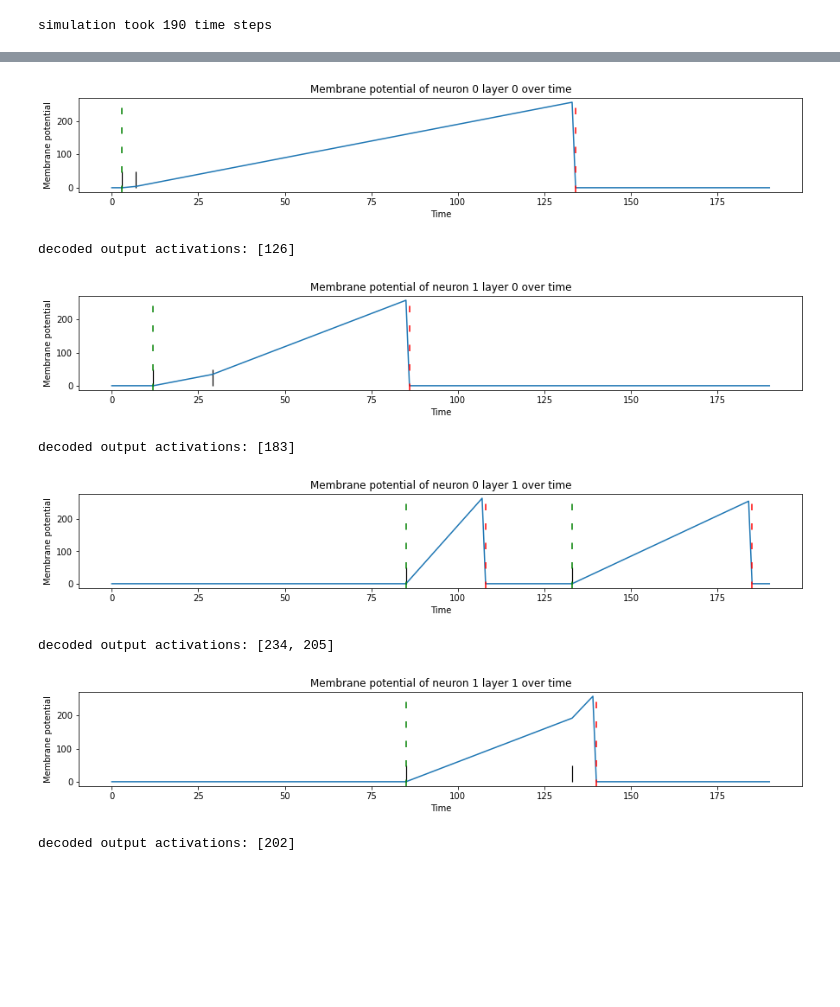
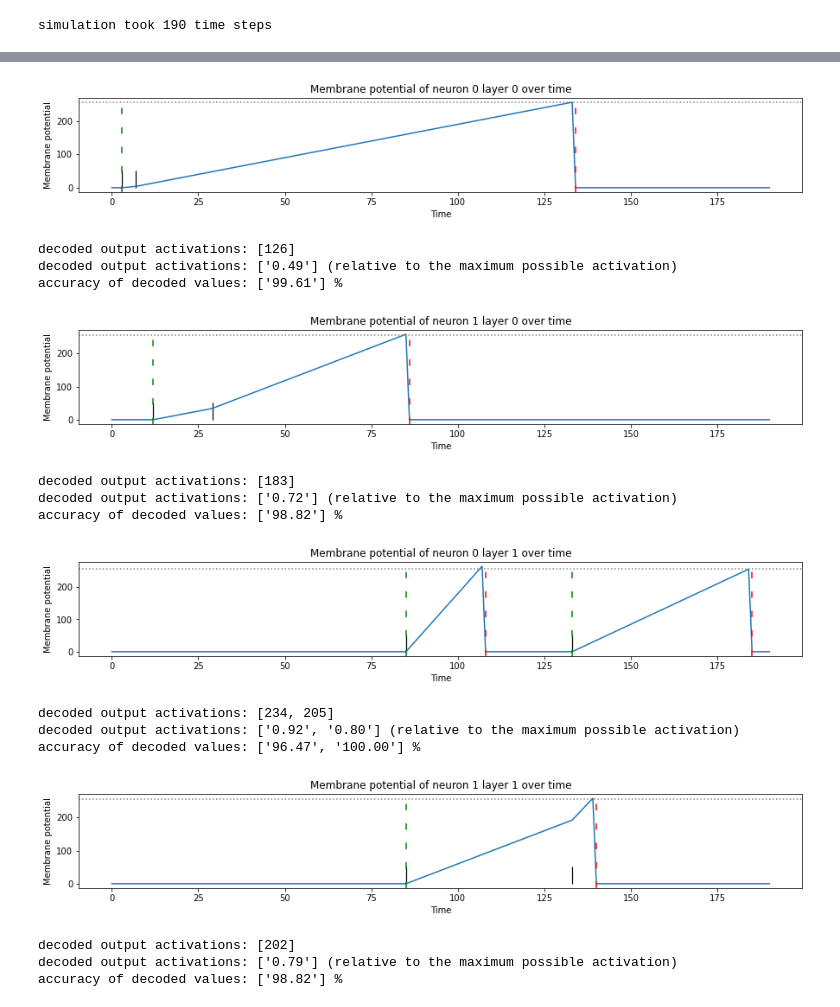
Before and after one commit to jasommer/spiking-neural-network, a Jupyter notebook: SNN_two_layer.ipynb, the cells around one changed output, grey strips where cells are left out. Cells and saved outputs as stored; diff of their text form; code cells hidden in the pictures; blank space fills up the shorter version.

Commit message:
improved plots, code readability, added accuracy measure

```diff
--- a/SNN_two_layer.ipynb
+++ b/SNN_two_layer.ipynb
@@ -154,35 +165,50 @@ def plot_neuron(neuron_to_plot, name):
     # plot membrane potential over time (blue)
     plt.plot(neuron_to_plot.time, neuron_to_plot.Vm)
 
     # plot start of encoding window (green)
     for elem in range(len(neuron_to_plot.enc_start)):
         plt.axvline(x=neuron_to_plot.enc_start[elem], color='green', linestyle=(0, (5, 10)))
 
     # plot end of encoding window (red)
     for elem in range(len(neuron_to_plot.spikes)):
         if neuron_to_plot.spikes[elem] != 0:
             plt.axvline(x=neuron_to_plot.time[elem], color='red', linestyle=(0, (5, 10)))
 
     # plot input spikes (black)
     for elem in range(len(neuron_to_plot.input)):
         if neuron_to_plot.input[elem] > 0:
-            plt.vlines(elem, ymin=0, ymax=50, color='black', linewidth=1.2)
+            plt.vlines(elem, ymin=0, ymax=neuron_to_plot.thresh/5, color='black', linewidth=1.2) # input spikes are all displayed with same size
+
+    # plot threshold (grey)
+    plt.axhline(y=neuron_to_plot.thresh, color='grey', linestyle='dotted')
 
     plt.show()
 
     # print decoded activation
     print(f"decoded output activations: {neuron_to_plot.decoded}")
+    #[a/b for a,b in zip(neuron_to_plot.decoded,neuron_to_plot.thresh)]
+    relative_activations = [a/neuron_to_plot.thresh for a in neuron_to_plot.decoded]
+    print(f"decoded output activations: {['%.2f' % elem for elem in relative_activations]} (relative to the maximum possible activation)")
+    print(f"accuracy of decoded values: {['%.2f' % elem for elem in neuron_to_plot.accuracy]} %") # display only 2 decimal places
 
 plot_neuron(neuron0_l0, "neuron 0 layer 0")
 plot_neuron(neuron1_l0, "neuron 1 layer 0")
 plot_neuron(neuron0_l1, "neuron 0 layer 1")
 plot_neuron(neuron1_l1, "neuron 1 layer 1")
 # %% [output]
 [figure]
 decoded output activations: [126]
+decoded output activations: ['0.49'] (relative to the maximum possible activation)
+accuracy of decoded values: ['99.61'] %
 [figure]
 decoded output activations: [183]
+decoded output activations: ['0.72'] (relative to the maximum possible activation)
+accuracy of decoded values: ['98.82'] %
-[figure, old version]
+[figure, new version]
 decoded output activations: [234, 205]
+decoded output activations: ['0.92', '0.80'] (relative to the maximum possible activation)
+accuracy of decoded values: ['96.47', '100.00'] %
 [figure]
 decoded output activations: [202]
+decoded output activations: ['0.79'] (relative to the maximum possible activation)
+accuracy of decoded values: ['98.82'] %
```
Also changed, not shown: parts of 9 cells of this notebook.
